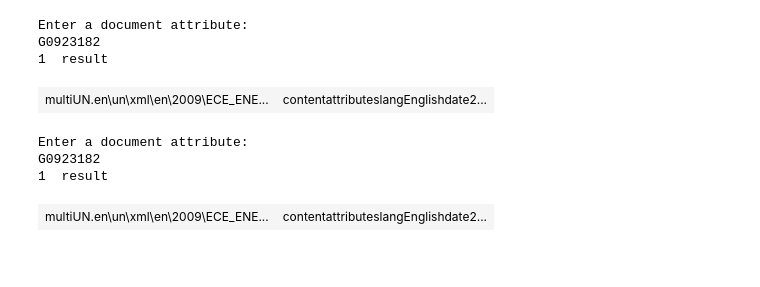
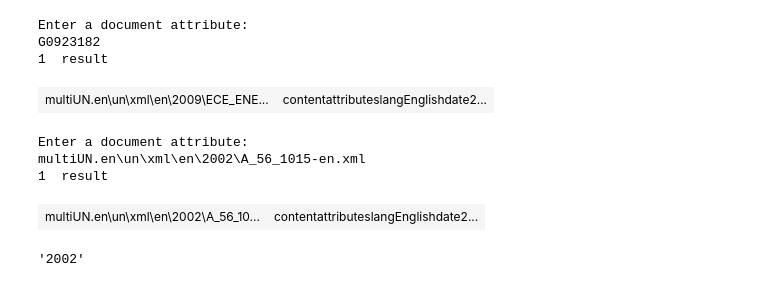
Before and after one commit to jannah/MultiUN_Map, a Jupyter notebook: util/Search the Corpus.ipynb, the cells around one changed output. Cells and saved outputs as stored; diff of their text form; code cells hidden in the pictures.

```diff
--- a/util/Search the Corpus.ipynb
+++ b/util/Search the Corpus.ipynb
@@ -22,11 +22,16 @@ G0923182
 | multiUN.en\un\xml\en\2009\ECE_ENE... | contentattributeslangEnglishdate2... |
 # %%
 doc_name = raw_input('Enter a document attribute:\n')
-items = mun.get_documents(doc_name=doc_name, limit = 10)
+items = mun.get_documents(doc_name=doc_name, limit = 10, include_content=True)
 print len(items), ' result%s'%('s' if len(items)>1 else '')
 h = HTML(mun.json2html(items));h
 # %% [output]
 Enter a document attribute:
-G0923182
+multiUN.en\un\xml\en\2002\A_56_1015-en.xml
 1  result
-| multiUN.en\un\xml\en\2009\ECE_ENE... | contentattributeslangEnglishdate2... |
+| multiUN.en\un\xml\en\2002\A_56_10... | contentattributeslangEnglishdate2... |
+# %%
+fn  = r'multiUN.en\un\xml\en\2002\A_56_1015-en.xml'
+fn.split('\\')[-2:-1][0]
+# %% [output]
+'2002'
```
Also changed, not shown: 4 other files.
